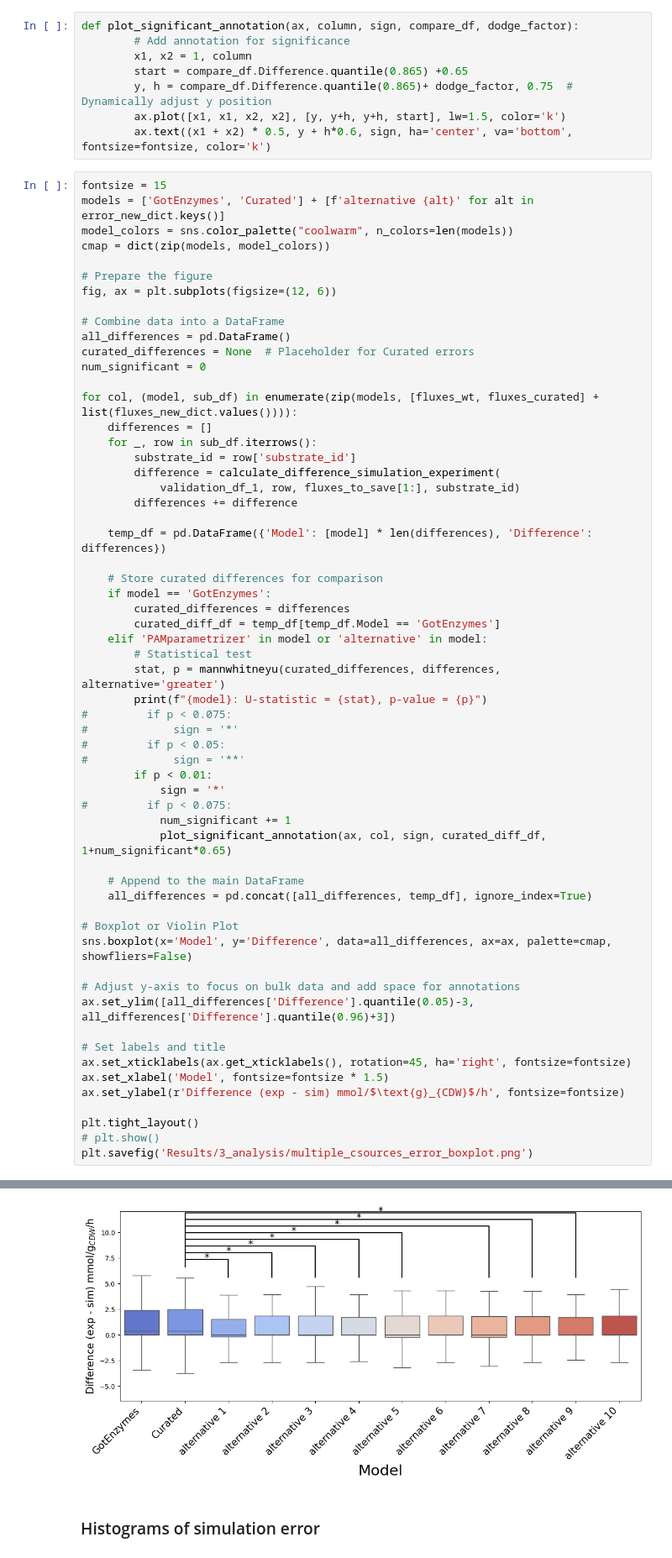
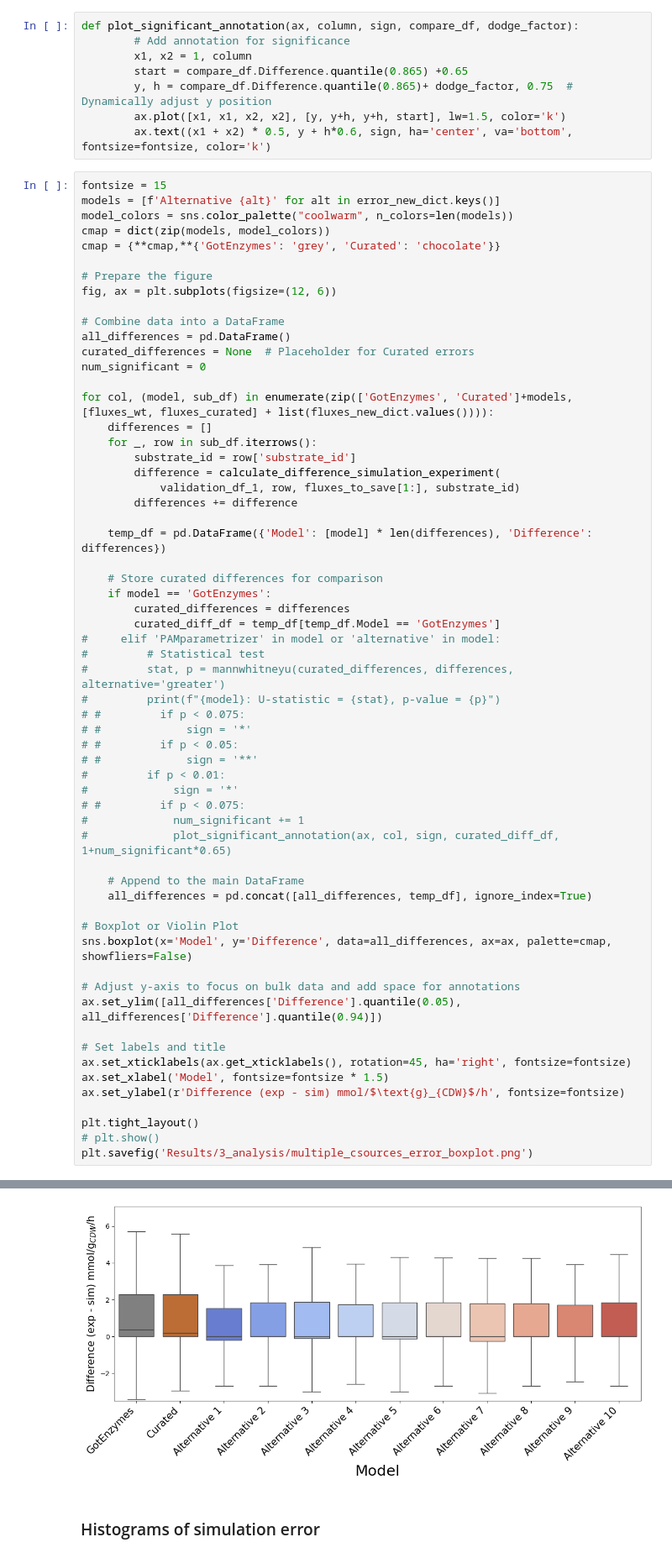
Before and after one commit to iAMB-RWTH-Aachen/PAMparametrizer, a Jupyter notebook: Scripts/i3_analysis/PAMparametrizer_iML1515_validation_csources.ipynb, the cells around one changed output, grey strips where cells are left out. Shown at 84% size. Cells and saved outputs as stored; diff of their text form.

```diff
--- a/Scripts/i3_analysis/PAMparametrizer_iML1515_validation_csources.ipynb
+++ b/Scripts/i3_analysis/PAMparametrizer_iML1515_validation_csources.ipynb
@@ -416,9 +400,10 @@ def plot_significant_annotation(ax, column, sign, compare_df, dodge_factor):
         ax.text((x1 + x2) * 0.5, y + h*0.6, sign, ha='center', va='bottom', fontsize=fontsize, color='k')
 # %%
 fontsize = 15
-models = ['GotEnzymes', 'Curated'] + [f'alternative {alt}' for alt in error_new_dict.keys()]
+models = [f'Alternative {alt}' for alt in error_new_dict.keys()]
 model_colors = sns.color_palette("coolwarm", n_colors=len(models))
 cmap = dict(zip(models, model_colors))
+cmap = {**cmap,**{'GotEnzymes': 'grey', 'Curated': 'chocolate'}}
 
 # Prepare the figure
 fig, ax = plt.subplots(figsize=(12, 6))
@@ -428,7 +413,7 @@ all_differences = pd.DataFrame()
 curated_differences = None  # Placeholder for Curated errors
 num_significant = 0
 
-for col, (model, sub_df) in enumerate(zip(models, [fluxes_wt, fluxes_curated] + list(fluxes_new_dict.values()))):
+for col, (model, sub_df) in enumerate(zip(['GotEnzymes', 'Curated']+models, [fluxes_wt, fluxes_curated] + list(fluxes_new_dict.values()))):
     differences = []
     for _, row in sub_df.iterrows():
         substrate_id = row['substrate_id']
@@ -442,19 +427,19 @@ for col, (model, sub_df) in enumerate(zip(models, [fluxes_wt, fluxes_curated] +
     if model == 'GotEnzymes':
         curated_differences = differences
         curated_diff_df = temp_df[temp_df.Model == 'GotEnzymes']
-    elif 'PAMparametrizer' in model or 'alternative' in model:
-        # Statistical test
-        stat, p = mannwhitneyu(curated_differences, differences, alternative='greater')
-        print(f"{model}: U-statistic = {stat}, p-value = {p}")
-#         if p < 0.075:
+#     elif 'PAMparametrizer' in model or 'alternative' in model:
+#         # Statistical test
+#         stat, p = mannwhitneyu(curated_differences, differences, alternative='greater')
+#         print(f"{model}: U-statistic = {stat}, p-value = {p}")
+# #         if p < 0.075:
+# #             sign = '*'
+# #         if p < 0.05:
+# #             sign = '**'
+#         if p < 0.01:
 #             sign = '*'
-#         if p < 0.05:
-#             sign = '**'
-        if p < 0.01:
-            sign = '*'
-#         if p < 0.075:
-            num_significant += 1
-            plot_significant_annotation(ax, col, sign, curated_diff_df, 1+num_significant*0.65)
+# #         if p < 0.075:
+#             num_significant += 1
+#             plot_significant_annotation(ax, col, sign, curated_diff_df, 1+num_significant*0.65)
 
     # Append to the main DataFrame
     all_differences = pd.concat([all_differences, temp_df], ignore_index=True)
@@ -463,7 +448,7 @@ for col, (model, sub_df) in enumerate(zip(models, [fluxes_wt, fluxes_curated] +
 sns.boxplot(x='Model', y='Difference', data=all_differences, ax=ax, palette=cmap, showfliers=False)
 
 # Adjust y-axis to focus on bulk data and add space for annotations
-ax.set_ylim([all_differences['Difference'].quantile(0.05)-3, all_differences['Difference'].quantile(0.96)+3])
+ax.set_ylim([all_differences['Difference'].quantile(0.05), all_differences['Difference'].quantile(0.94)])
 
 # Set labels and title
 ax.set_xticklabels(ax.get_xticklabels(), rotation=45, ha='right', fontsize=fontsize)
@@ -490,4 +465,4 @@ Passing `palette` without assigning `hue` is deprecated and will be removed in v
-[figure, old version]
+[figure, new version]
 # %% [markdown]
 ### Histograms of simulation error
 # %%
```
Also changed, not shown: parts of 8 cells of this notebook, 28 other files.
